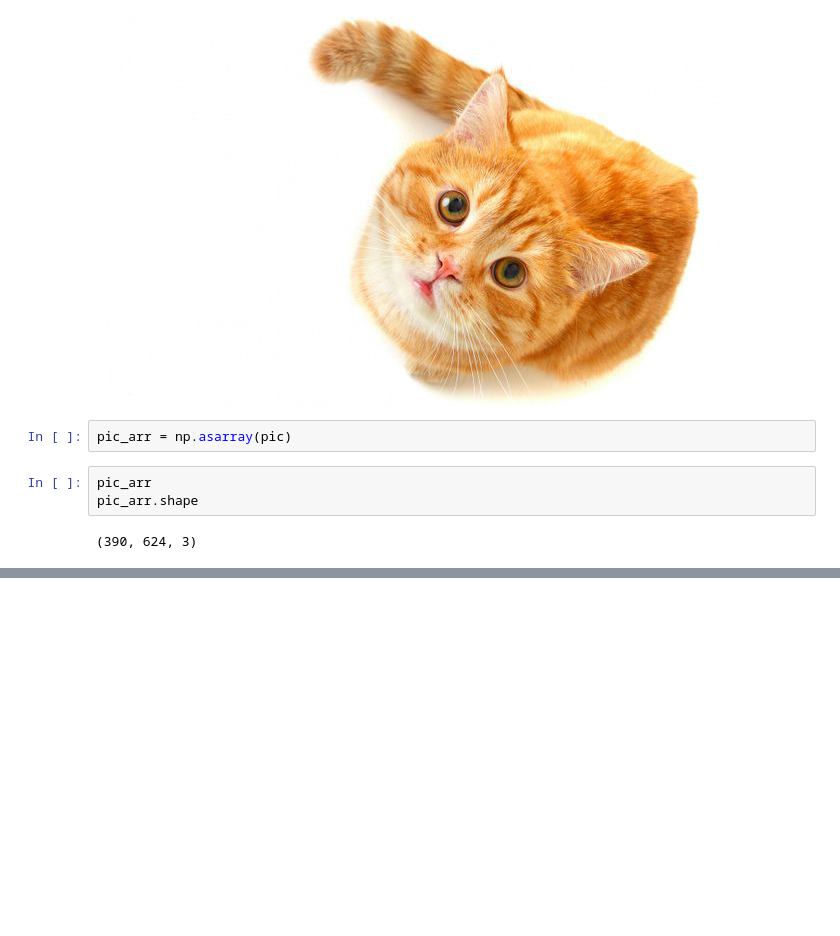
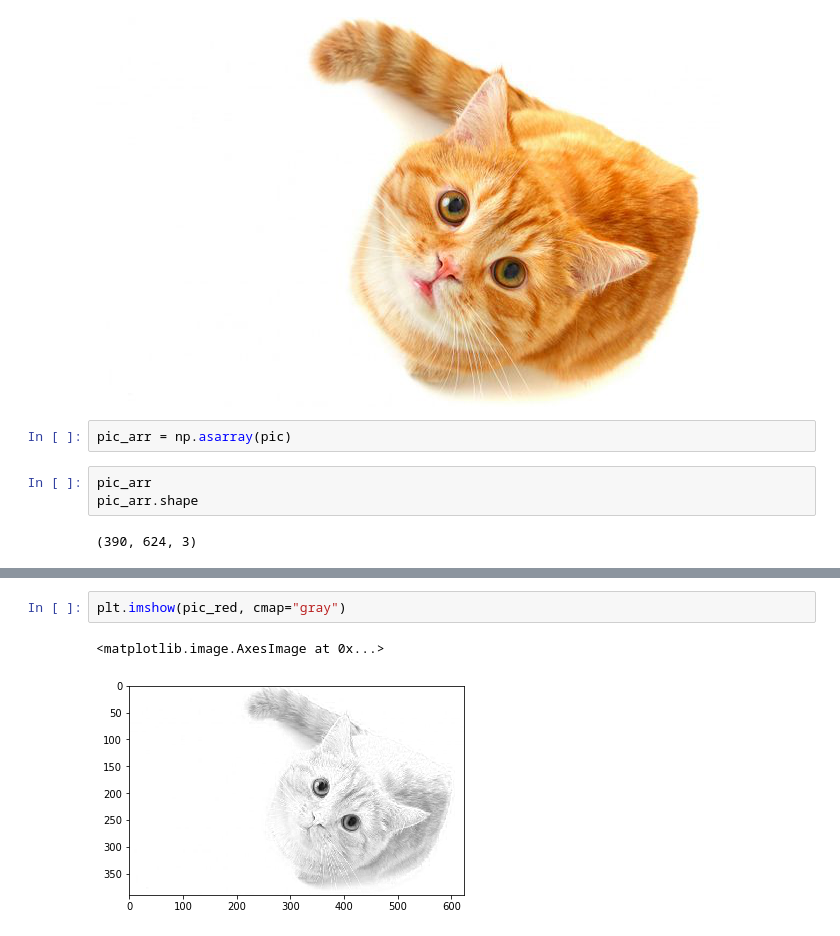
Before and after one commit to JeffLabonte/Computer_Vision_Course_Example, a Jupyter notebook: numpy_examples/image_processing.ipynb, the cells around one changed output, grey strips where cells are left out. Drawn from its saved outputs; the diff is of its cells as text; blank space fills up the shorter version.

```diff
--- a/numpy_examples/image_processing.ipynb
+++ b/numpy_examples/image_processing.ipynb
@@ -18,0 +34,5 @@ pic_arr.shape
+# %%
+plt.imshow(pic_red, cmap="gray")
+# %% [output]
+<matplotlib.image.AxesImage at 0x...>
+[figure, added]
```
Also changed, not shown: parts of 3 cells of this notebook.
